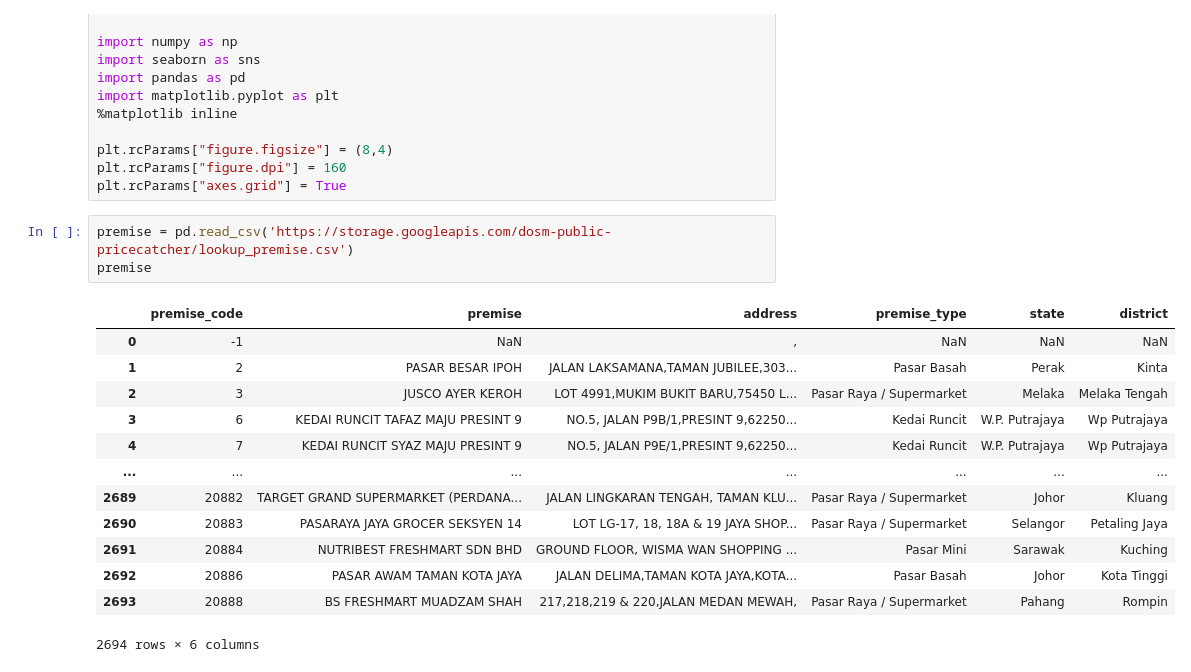
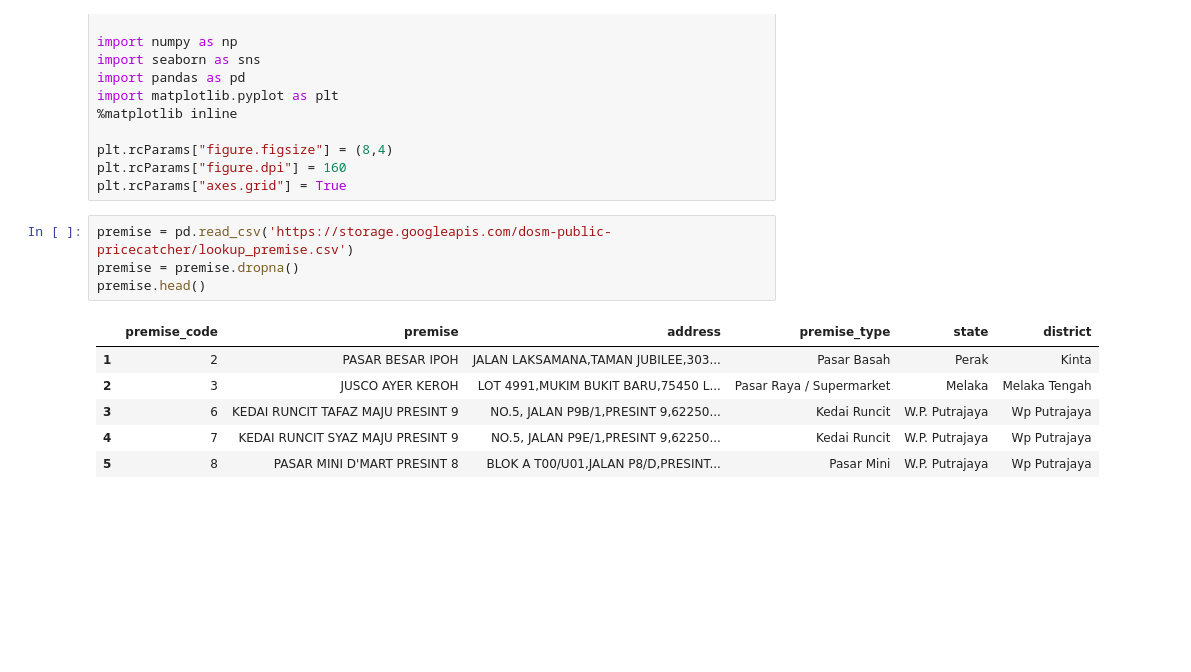
Before and after one commit to matyi101/price_catcher, a Jupyter notebook: price_catcher.ipynb, the cells around one changed output. Saved outputs shown, nothing was run; the diff lists cells and outputs as text; blank space fills up the shorter version.

```diff
--- a/price_catcher.ipynb
+++ b/price_catcher.ipynb
@@ -25,20 +25,14 @@ plt.rcParams["figure.dpi"] = 160
 plt.rcParams["axes.grid"] = True
 # %%
 premise = pd.read_csv('https://storage.googleapis.com/dosm-public-pricecatcher/lookup_premise.csv')
-premise
+premise = premise.dropna()
+premise.head()
 # %% [output]
 |  | premise_code | premise | address | premise_type | state | district |
-| 0 | -1 | NaN | , | NaN | NaN | NaN |
 | 1 | 2 | PASAR BESAR IPOH | JALAN LAKSAMANA,TAMAN JUBILEE,303... | Pasar Basah | Perak | Kinta |
 | 2 | 3 | JUSCO AYER KEROH | LOT 4991,MUKIM BUKIT BARU,75450 L... | Pasar Raya / Supermarket | Melaka | Melaka Tengah |
 | 3 | 6 | KEDAI RUNCIT TAFAZ MAJU PRESINT 9 | NO.5, JALAN P9B/1,PRESINT 9,62250... | Kedai Runcit | W.P. Putrajaya | Wp Putrajaya |
 | 4 | 7 | KEDAI RUNCIT SYAZ MAJU PRESINT 9 | NO.5, JALAN P9E/1,PRESINT 9,62250... | Kedai Runcit | W.P. Putrajaya | Wp Putrajaya |
-| ... | ... | ... | ... | ... | ... | ... |
-| 2689 | 20882 | TARGET GRAND SUPERMARKET (PERDANA... | JALAN LINGKARAN TENGAH, TAMAN KLU... | Pasar Raya / Supermarket | Johor | Kluang |
-| 2690 | 20883 | PASARAYA JAYA GROCER SEKSYEN 14 | LOT LG-17, 18, 18A & 19 JAYA SHOP... | Pasar Raya / Supermarket | Selangor | Petaling Jaya |
-| 2691 | 20884 | NUTRIBEST FRESHMART SDN BHD | GROUND FLOOR, WISMA WAN SHOPPING ... | Pasar Mini | Sarawak | Kuching |
-| 2692 | 20886 | PASAR AWAM TAMAN KOTA JAYA | JALAN DELIMA,TAMAN KOTA JAYA,KOTA... | Pasar Basah | Johor | Kota Tinggi |
-| 2693 | 20888 | BS FRESHMART MUADZAM SHAH | 217,218,219 & 220,JALAN MEDAN MEWAH, | Pasar Raya / Supermarket | Pahang | Rompin |
+| 5 | 8 | PASAR MINI D'MART PRESINT 8 | BLOK A T00/U01,JALAN P8/D,PRESINT... | Pasar Mini | W.P. Putrajaya | Wp Putrajaya |
-2694 rows × 6 columns
 # %%
 items = pd.read_csv('https://storage.googleapis.com/dosm-public-pricecatcher/lookup_item.csv')
```
Also changed, not shown: parts of 6 cells of this notebook.
